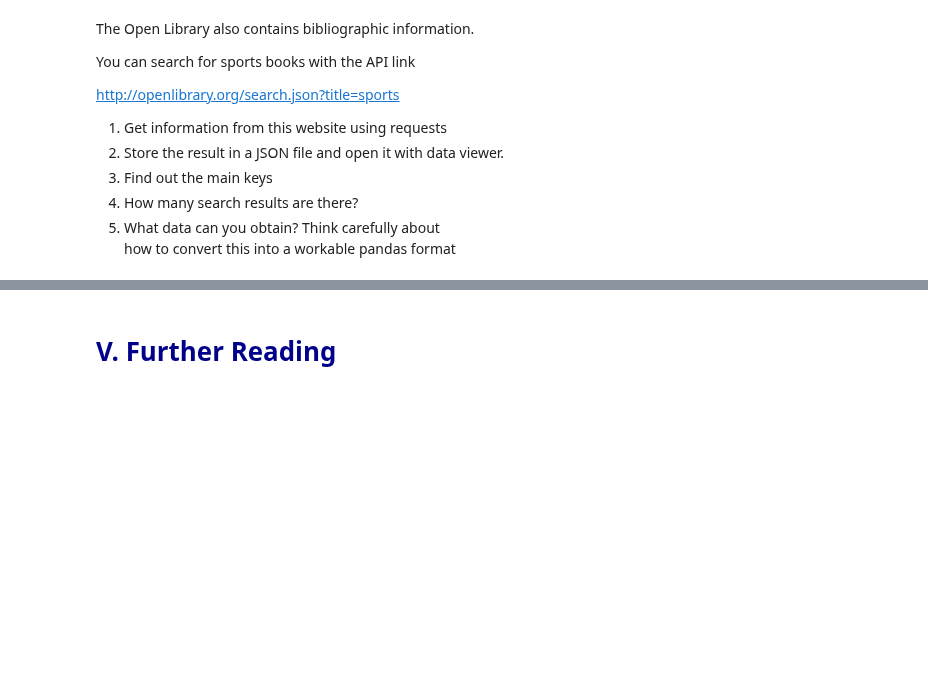
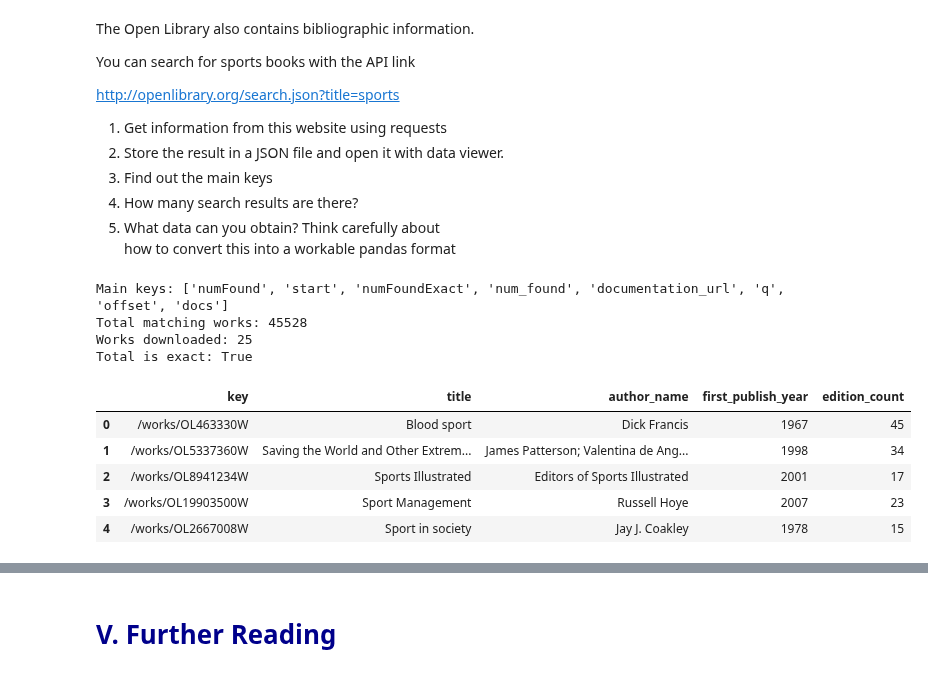
Before and after one commit to rola2005-klc/datasci530fall2026, a Jupyter notebook: Lecture 05/Lecture 5b - APIs and JSON.ipynb, the cells around one changed output, grey strips where cells are left out. Cells and saved outputs as stored; diff of their text form; code cells hidden in the pictures; blank space fills up the shorter version.

```diff
--- a/Lecture 05/Lecture 5b - APIs and JSON.ipynb
+++ b/Lecture 05/Lecture 5b - APIs and JSON.ipynb
@@ -310,0 +334,16 @@ to properly code these cases.
+# %%
+# One row per paper; each top-level field becomes a column.
+papers_df = pd.DataFrame(search_results["results"])
+print("Rows and columns:", papers_df.shape)
+
+# Find columns that still contain dictionaries or lists.
+nested_columns = []
+for column in papers_df.columns:
+    contains_nested_data = papers_df[column].apply(
+        lambda value: isinstance(value, (dict, list))
+    )
+    if contains_nested_data.any():
+        nested_columns.append(column)
+
+print("Columns with nested data:", nested_columns)
+papers_df[["title", "publication_year", "cited_by_count"]].head()
@@ -327,0 +385,56 @@ how to convert this into a workable pandas format
+# %%
+# 1. Request one page of sports books from Open Library.
+# Choose useful fields and limit the response to 25 records.
+url_openlibrary_api = "https://openlibrary.org/search.json"
+book_params = {
+    "title": "sports",
+    "limit": 25,
+    "fields": "key,title,author_name,first_publish_year,edition_count",
+}
+book_response = requests.get(
+    url_openlibrary_api, params=book_params, timeout=30
+)
+book_response.raise_for_status()
+book_search_results = book_response.json()
+
+# 2. Save readable JSON. Run from the Lecture 05 folder, as above.
+with open("json_files/openlibrary_sports.json", "w", encoding="utf-8") as file:
+    json.dump(book_search_results, file, indent=4)
+
+# 3. Inspect the top-level keys and distinguish totals from this page.
+print("Main keys:", list(book_search_results.keys()))
+print("Total matching works:", book_search_results["numFound"])
+print("Works downloaded:", len(book_search_results["docs"]))
+print("Total is exact:", book_search_results["numFoundExact"])
+
+# 4. Make a table with one row per book work, rather than per edition.
+book_columns = [
+    "key", "title", "author_name", "first_publish_year", "edition_count"
+]
+books_df = pd.DataFrame(book_search_results["docs"])
+books_df = books_df.reindex(columns=book_columns).copy()
+
+# author_name is a list because a book may have several authors.
+# Join the names for display; keep the original lists in the saved JSON.
+books_df["author_name"] = books_df["author_name"].apply(
+    lambda names: "; ".join(names) if isinstance(names, list) else pd.NA
+)
+
+# Nullable integers preserve missing years/counts without inventing values.
+for column in ["first_publish_year", "edition_count"]:
+    books_df[column] = pd.to_numeric(
+        books_df[column], errors="coerce"
+    ).astype("Int64")
+
+books_df.head()
+# %% [output]
+Main keys: ['numFound', 'start', 'numFoundExact', 'num_found', 'documentation_url', 'q', 'offset', 'docs']
+Total matching works: 45528
+Works downloaded: 25
+Total is exact: True
+|  | key | title | author_name | first_publish_year | edition_count |
+| 0 | /works/OL463330W | Blood sport | Dick Francis | 1967 | 45 |
+| 1 | /works/OL5337360W | Saving the World and Other Extrem... | James Patterson; Valentina de Ang... | 1998 | 34 |
+| 2 | /works/OL8941234W | Sports Illustrated | Editors of Sports Illustrated | 2001 | 17 |
+| 3 | /works/OL19903500W | Sport Management | Russell Hoye | 2007 | 23 |
+| 4 | /works/OL2667008W | Sport in society | Jay J. Coakley | 1978 | 15 |
```
Also changed, not shown: parts of 12 cells of this notebook, 2 other files.
